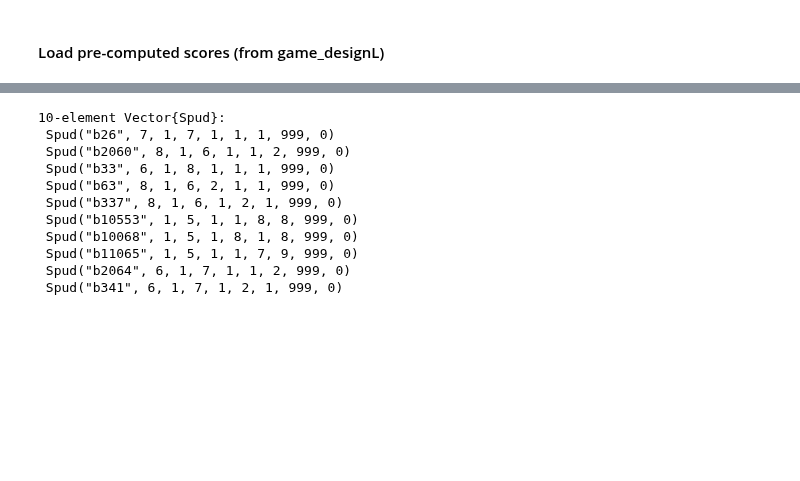
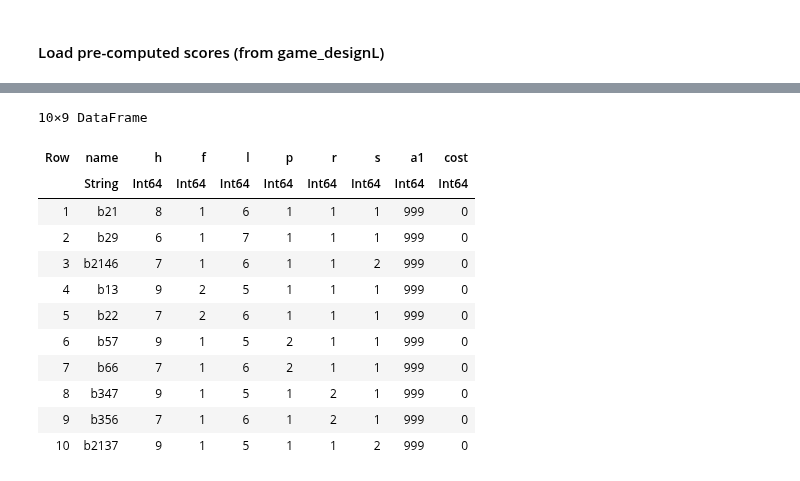
Before and after one commit to snarles/misc, a Jupyter notebook: spuds/SpudParts2e.ipynb, the cells around one changed output, grey strips where cells are left out. Saved outputs shown, nothing was run; the diff lists cells and outputs as text; code cells hidden in the pictures; blank space fills up the shorter version.

```diff
--- a/spuds/SpudParts2e.ipynb
+++ b/spuds/SpudParts2e.ipynb
@@ -184,17 +878,19 @@ maximum([scores[CartesianIndex((base_vs[i, :]...))] for i in 1:size(base_vs)[1]]
 # %%
-bases[sortperm(-[scores[CartesianIndex((base_vs[i, :]...))] for i in 1:size(base_vs)[1]])][1:10]
+spuds_to_df(bases[sortperm(-[scores[CartesianIndex((base_vs[i, :]...))] for i in 1:size(base_vs)[1]])][1:10])
 # %% [output]
-10-element Vector{Spud}:
- Spud("b26", 7, 1, 7, 1, 1, 1, 999, 0)
- Spud("b2060", 8, 1, 6, 1, 1, 2, 999, 0)
- Spud("b33", 6, 1, 8, 1, 1, 1, 999, 0)
- Spud("b63", 8, 1, 6, 2, 1, 1, 999, 0)
- Spud("b337", 8, 1, 6, 1, 2, 1, 999, 0)
- Spud("b10553", 1, 5, 1, 1, 8, 8, 999, 0)
- Spud("b10068", 1, 5, 1, 8, 1, 8, 999, 0)
- Spud("b11065", 1, 5, 1, 1, 7, 9, 999, 0)
- Spud("b2064", 6, 1, 7, 1, 1, 2, 999, 0)
- Spud("b341", 6, 1, 7, 1, 2, 1, 999, 0)
+10×9 DataFrame
+| Row | name | h | f | l | p | r | s | a1 | cost |
+|  | String | Int64 | Int64 | Int64 | Int64 | Int64 | Int64 | Int64 | Int64 |
+| 1 | b21 | 8 | 1 | 6 | 1 | 1 | 1 | 999 | 0 |
+| 2 | b29 | 6 | 1 | 7 | 1 | 1 | 1 | 999 | 0 |
+| 3 | b2146 | 7 | 1 | 6 | 1 | 1 | 2 | 999 | 0 |
+| 4 | b13 | 9 | 2 | 5 | 1 | 1 | 1 | 999 | 0 |
+| 5 | b22 | 7 | 2 | 6 | 1 | 1 | 1 | 999 | 0 |
+| 6 | b57 | 9 | 1 | 5 | 2 | 1 | 1 | 999 | 0 |
+| 7 | b66 | 7 | 1 | 6 | 2 | 1 | 1 | 999 | 0 |
+| 8 | b347 | 9 | 1 | 5 | 1 | 2 | 1 | 999 | 0 |
+| 9 | b356 | 7 | 1 | 6 | 1 | 2 | 1 | 999 | 0 |
+| 10 | b2137 | 9 | 1 | 5 | 1 | 1 | 2 | 999 | 0 |
 # %%
 # consider a random target
 target = rand(global_ne)
```
Also changed, not shown: parts of 39 cells of this notebook.
